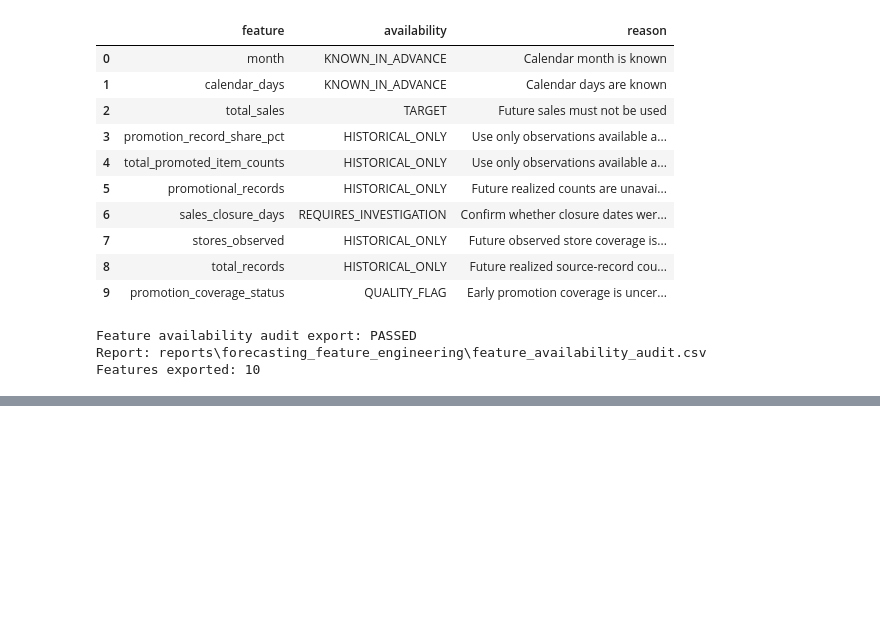
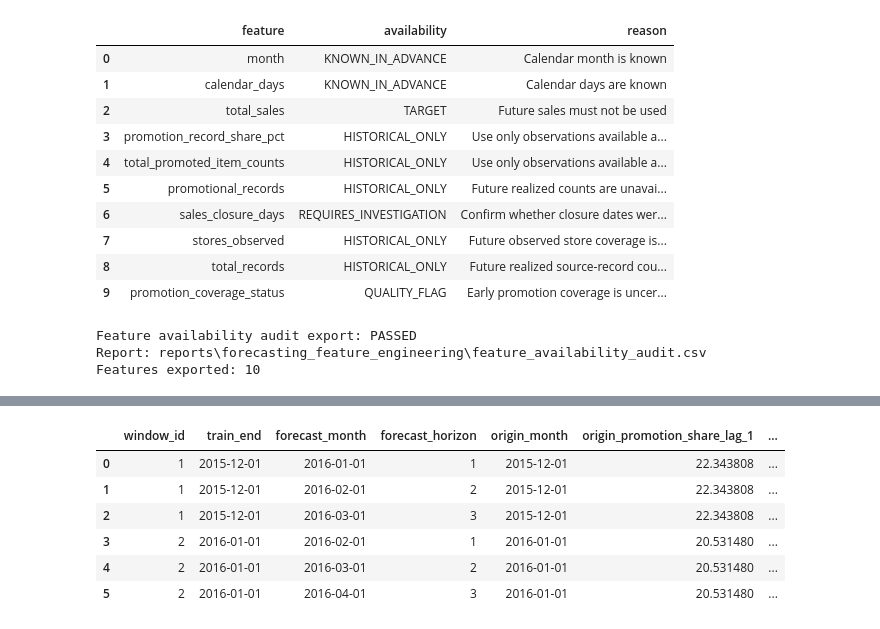
Before and after one commit to Abu-Hozaifa-Retail-Analyst/retail-sales-forecasting, a Jupyter notebook: notebooks/05_forecasting/03_calendar_promotion_feature_engineering.ipynb, the cells around one changed output, grey strips where cells are left out. Drawn from its saved outputs; the diff is of its cells as text; code cells hidden in the pictures; blank space fills up the shorter version.

```diff
--- a/notebooks/05_forecasting/03_calendar_promotion_feature_engineering.ipynb
+++ b/notebooks/05_forecasting/03_calendar_promotion_feature_engineering.ipynb
@@ -539,0 +1019,13 @@ Features exported: 10
+# %%
+# Load the existing 51 matched forecast cases
+matched_forecasts_df = pd.read_csv(
+    PROJECT_ROOT
+    / "reports"
+    / "forecasting_feature_evaluation"
+    / "seven_model_matched_forecasts.csv"
+)
+
+print("Matched forecast rows:", len(matched_forecasts_df))
+print("Columns:", matched_forecasts_df.columns.tolist())
+
+display(matched_forecasts_df.head(3))
@@ -539,0 +1049,75 @@ Features exported: 10
+# %%
+# Prepare forecast dates
+matched_forecasts_df["train_end"] = pd.to_datetime(
+    matched_forecasts_df["train_end"]
+)
+
+matched_forecasts_df["month"] = pd.to_datetime(
+    matched_forecasts_df["month"]
+)
+
+# Construct one feature record per forecast case
+feature_records = []
+
+for row in matched_forecasts_df.itertuples(index=False):
+
+    # Historical data available at this forecast origin
+    history = monthly_features_df.loc[
+        monthly_features_df["month"] <= row.train_end
+    ]
+
+    # Reuse our validated function
+    features = build_origin_promotion_features(history)
+
+    feature_records.append({
+        "window_id": row.window_id,
+        "train_end": row.train_end,
+        "forecast_month": row.month,
+        "forecast_horizon": (
+            (row.month.year - row.train_end.year) * 12
+            + row.month.month - row.train_end.month
+        ),
+        **features,
+    })
+
+rolling_promotion_features_df = pd.DataFrame(feature_records)
+
+# Validate forecast design
+assert len(rolling_promotion_features_df) == 51
+assert rolling_promotion_features_df["window_id"].nunique() == 17
+
+assert (
+    rolling_promotion_features_df.groupby("window_id").size() == 3
+).all()
+
+assert rolling_promotion_features_df["forecast_horizon"].between(
+    1, 3
+).all()
+
+assert (
+    rolling_promotion_features_df["origin_month"]
+    == rolling_promotion_features_df["train_end"]
+).all()
+
+assert (
+    rolling_promotion_features_df["forecast_month"]
+    > rolling_promotion_features_df["origin_month"]
+).all()
+
+assert (
+    rolling_promotion_features_df[
+        "origin_promotion_coverage_complete"
+    ]
+).all()
+
+print("Rolling-origin promotion feature construction: PASSED")
+print("Forecast windows:",
+      rolling_promotion_features_df["window_id"].nunique())
+print("Forecast cases:", len(rolling_promotion_features_df))
+print(
+    "Forecast horizons:",
+    sorted(rolling_promotion_features_df["forecast_horizon"].unique())
+)
+
+display(rolling_promotion_features_df.head(6))
+# %% [output]
@@ -539,0 +1128,7 @@ Features exported: 10
+|  | window_id | train_end | forecast_month | forecast_horizon | origin_month | origin_promotion_share_lag_1 | ... |
+| 0 | 1 | 2015-12-01 | 2016-01-01 | 1 | 2015-12-01 | 22.343808 | ... |
+| 1 | 1 | 2015-12-01 | 2016-02-01 | 2 | 2015-12-01 | 22.343808 | ... |
+| 2 | 1 | 2015-12-01 | 2016-03-01 | 3 | 2015-12-01 | 22.343808 | ... |
+| 3 | 2 | 2016-01-01 | 2016-02-01 | 1 | 2016-01-01 | 20.531480 | ... |
+| 4 | 2 | 2016-01-01 | 2016-03-01 | 2 | 2016-01-01 | 20.531480 | ... |
+| 5 | 2 | 2016-01-01 | 2016-04-01 | 3 | 2016-01-01 | 20.531480 | ... |
```
Also changed, not shown: parts of 20 cells of this notebook, 2 other files.
